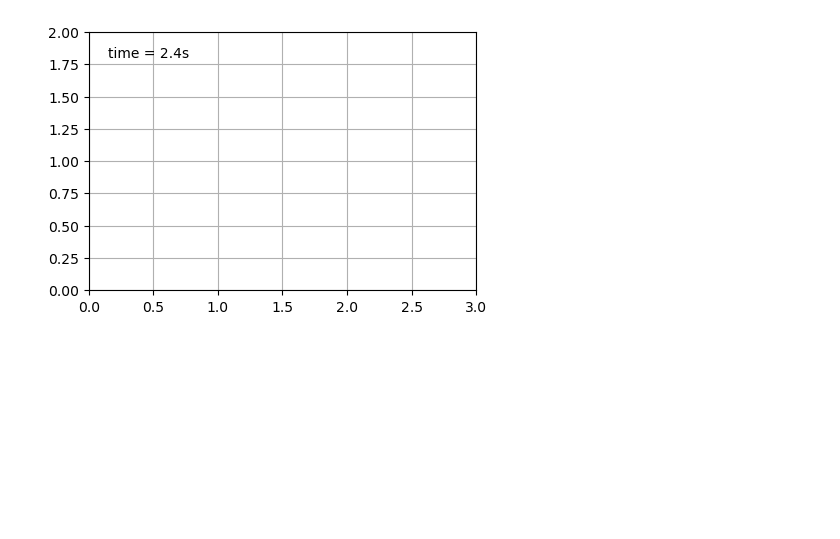
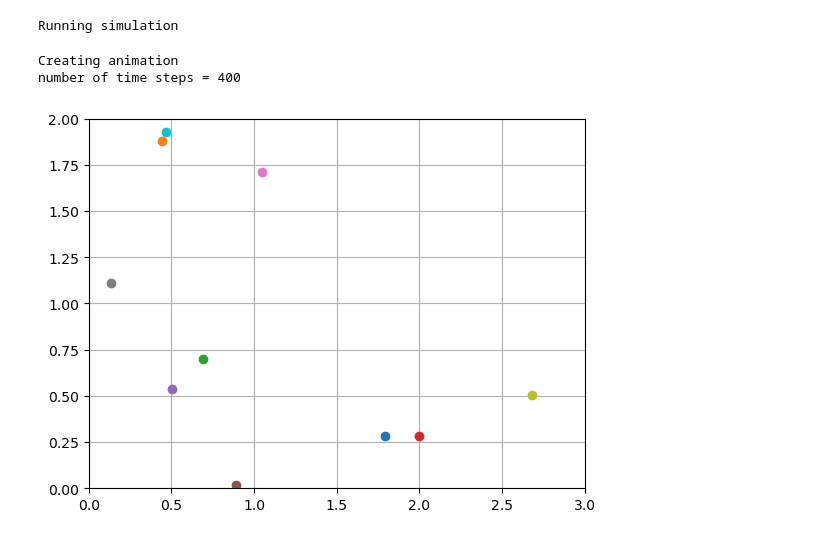
Before and after one commit to edmen-dev/animation_2ndlaw, a Jupyter notebook: caixa_amb_particules.ipynb, the cells around one changed output. Saved outputs shown, nothing was run; the diff lists cells and outputs as text; code cells hidden in the pictures; blank space fills up the shorter version.

Commit message:
Add simple bouncing and plot up to 10 different particles

```diff
--- a/caixa_amb_particules.ipynb
+++ b/caixa_amb_particules.ipynb
@@ -131,4 +178,45 @@ simulation.run_simulation()
-# %%
-simulation.create_animation()
-# %% [output]
-[figure, removed]
+# %%
+print('Running simulation')
+simulation = box_with_particles(dt = 0.05, t_stop = 20, box_length = [3,2], number_of_particles = 10, particle_radius=0.05)
+simulation.prepare_simulation_random()
+simulation.run_simulation()
+
+print('\nCreating animation')
+print('number of time steps = %.0f' % (simulation.number_of_time_steps))
+# simulation.create_animation()
+
+# Create the figure and axes
+fig, ax = plt.subplots()
+ax.set_xlim(0, simulation.box_length_x)
+ax.set_ylim(0, simulation.box_length_y)
+
+# Initialize the lines to be plotted
+lines = []
+
+# Create and append line objects to the lines list
+for i in range(simulation.number_of_particles):
+    line, = ax.plot([], [], 'o', color=simulation.color_list[i])
+    lines.append(line)
+
+# Define the update function for the animation
+def update(frame):
+    # Update the data for each line
+    for i, line in enumerate(lines):
+        line.set_data(simulation.x_list[frame, i], simulation.y_list[frame, i])
+
+    return lines
+
+# Create the animation
+my_animation = animation.FuncAnimation(fig, update, frames=simulation.number_of_time_steps, interval=50, blit=True)
+
+# Display the plot
+plt.grid()
+plt.show()
+
+writer = PillowWriter(fps=24)
+my_animation.save('animation.gif', writer='imagemagick')  # Save as GIF
+# %% [output]
+Running simulation
+Creating animation
+number of time steps = 400
+[figure, added]
```
Also changed, not shown: parts of 2 cells of this notebook, 1 other file.
